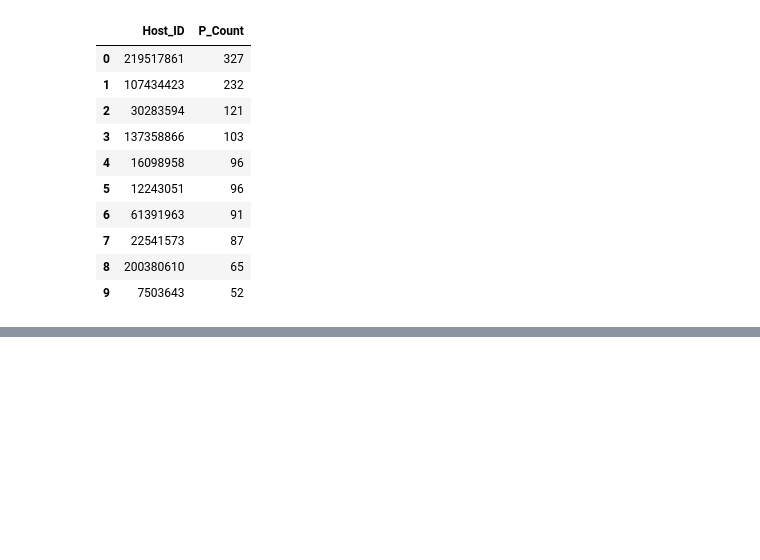
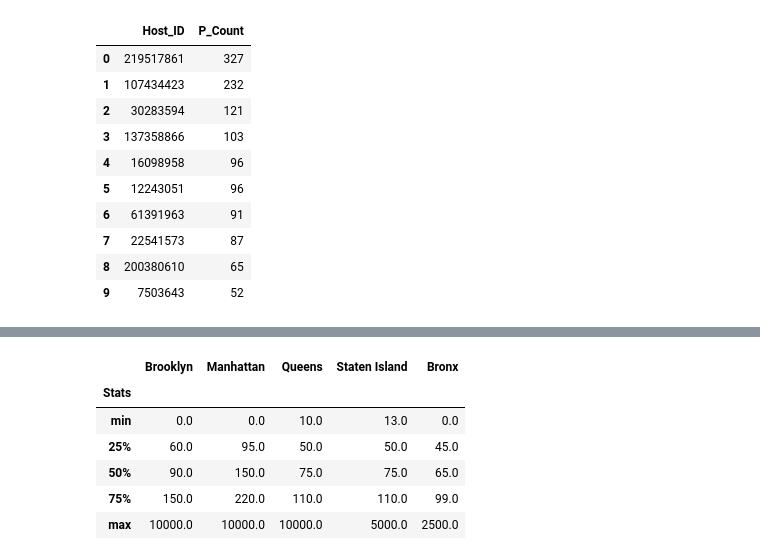
Before and after one commit to Shivanshu04/Datavisualisation, a Jupyter notebook: Airnbn_eda/airbnb.ipynb, the cells around one changed output, grey strips where cells are left out. Saved outputs shown, nothing was run; the diff lists cells and outputs as text; code cells hidden in the pictures; blank space fills up the shorter version.

```diff
--- a/Airnbn_eda/airbnb.ipynb
+++ b/Airnbn_eda/airbnb.ipynb
@@ -284,0 +306,51 @@ top_host_df
+# %%
+#let's find out more about our neiberhoods presented 'Brooklyn', 'Manhattan', 'Queens', 'Staten Island', and 'Bronx'
+
+#Brooklyn
+sub_1=df.loc[df['neighbourhood_group'] == 'Brooklyn']
+price_sub1=sub_1[['price']]
+#Manhattan
+sub_2=df.loc[df['neighbourhood_group'] == 'Manhattan']
+price_sub2=sub_2[['price']]
+#Queens
+sub_3=df.loc[df['neighbourhood_group'] == 'Queens']
+price_sub3=sub_3[['price']]
+#Staten Island
+sub_4=df.loc[df['neighbourhood_group'] == 'Staten Island']
+price_sub4=sub_4[['price']]
+#Bronx
+sub_5=df.loc[df['neighbourhood_group'] == 'Bronx']
+price_sub5=sub_5[['price']]
+#putting all the prices' dfs in the list
+price_list_by_n=[price_sub1, price_sub2, price_sub3, price_sub4, price_sub5]
+# %%
+#creating an empty list that we will append later with price distributions for each neighbourhood_group
+p_l_b_n_2=[]
+#creating list with known values in neighbourhood_group column
+nei_list=['Brooklyn', 'Manhattan', 'Queens', 'Staten Island', 'Bronx']
+#creating a for loop to get statistics for price ranges and append it to our empty list
+for x in price_list_by_n:
+    i=x.describe(percentiles=[.25, .50, .75])
+    i=i.iloc[3:]
+    i.reset_index(inplace=True)
+    i.rename(columns={'index':'Stats'}, inplace=True)
+    p_l_b_n_2.append(i)
+#changing names of the price column to the area name for easier reading of the table
+p_l_b_n_2[0].rename(columns={'price':nei_list[0]}, inplace=True)
+p_l_b_n_2[1].rename(columns={'price':nei_list[1]}, inplace=True)
+p_l_b_n_2[2].rename(columns={'price':nei_list[2]}, inplace=True)
+p_l_b_n_2[3].rename(columns={'price':nei_list[3]}, inplace=True)
+p_l_b_n_2[4].rename(columns={'price':nei_list[4]}, inplace=True)
+#finilizing our dataframe for final view
+stat_df=p_l_b_n_2
+stat_df=[df.set_index('Stats') for df in stat_df]
+stat_df=stat_df[0].join(stat_df[1:])
+stat_df
+# %% [output]
+|  | Brooklyn | Manhattan | Queens | Staten Island | Bronx |
+| Stats |  |  |  |  |  |
+| min | 0.0 | 0.0 | 10.0 | 13.0 | 0.0 |
+| 25% | 60.0 | 95.0 | 50.0 | 50.0 | 45.0 |
+| 50% | 90.0 | 150.0 | 75.0 | 75.0 | 65.0 |
+| 75% | 150.0 | 220.0 | 110.0 | 110.0 | 99.0 |
+| max | 10000.0 | 10000.0 | 10000.0 | 5000.0 | 2500.0 |
```
Also changed, not shown: parts of 4 cells of this notebook.
